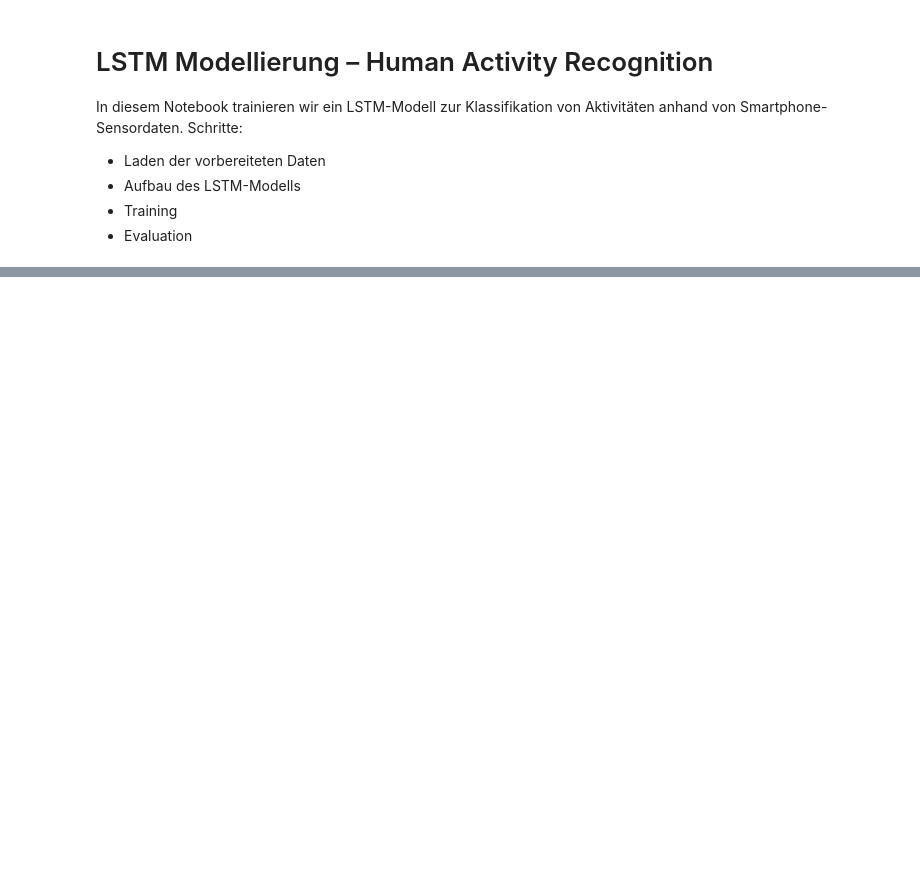
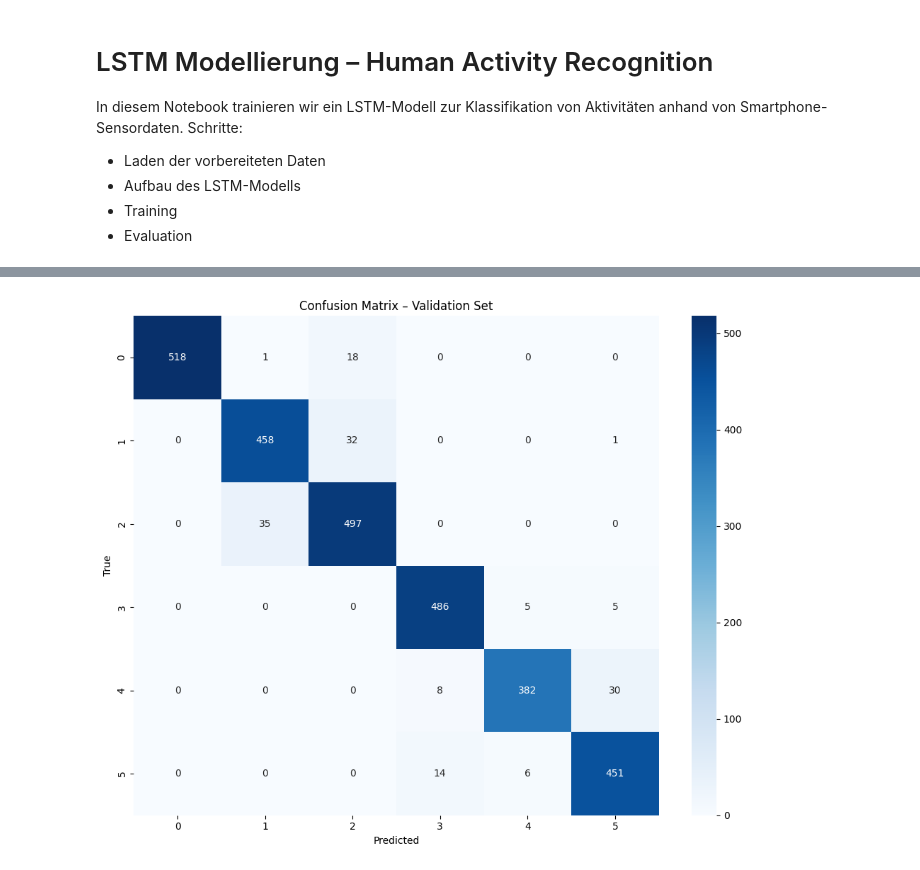
Before and after one commit to Mehmet1700/mlp-har-activity, a Jupyter notebook: notebooks/03_model_training.ipynb, the cells around one changed output, grey strips where cells are left out. Cells and saved outputs as stored; diff of their text form; code cells hidden in the pictures; blank space fills up the shorter version.

```diff
--- a/notebooks/03_model_training.ipynb
+++ b/notebooks/03_model_training.ipynb
@@ -161,0 +260,28 @@ plt.show()
+# %%
+# Modell auf Validierungsdaten anwenden
+model.eval()
+all_preds = []
+all_labels = []
+
+with torch.no_grad():
+    for xb, yb in val_loader:
+        xb = xb.to(device)
+        preds = model(xb)
+        preds = preds.argmax(dim=1).cpu().numpy()
+        labels = yb.cpu().numpy()
+        all_preds.extend(preds)
+        all_labels.extend(labels)
+
+# Confusion Matrix berechnen
+cm = confusion_matrix(all_labels, all_preds)
+class_names = le.classes_  # original Klassenbezeichnungen
+
+plt.figure(figsize=(10, 8))
+sns.heatmap(cm, annot=True, fmt="d", cmap="Blues", xticklabels=class_names, yticklabels=class_names)
+plt.xlabel("Predicted")
+plt.ylabel("True")
+plt.title("Confusion Matrix – Validation Set")
+plt.tight_layout()
+plt.show()
+# %% [output]
+[figure, added]
```
Also changed, not shown: parts of 8 cells of this notebook, 2 other files.
